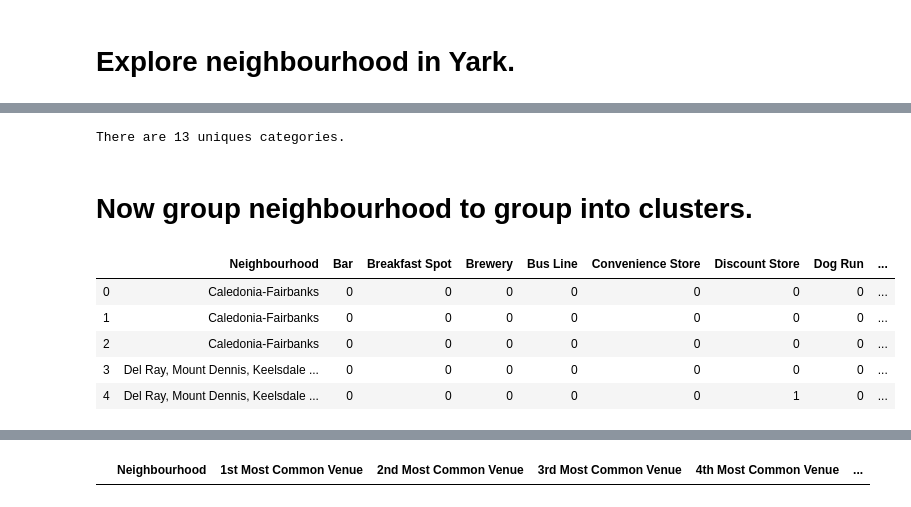
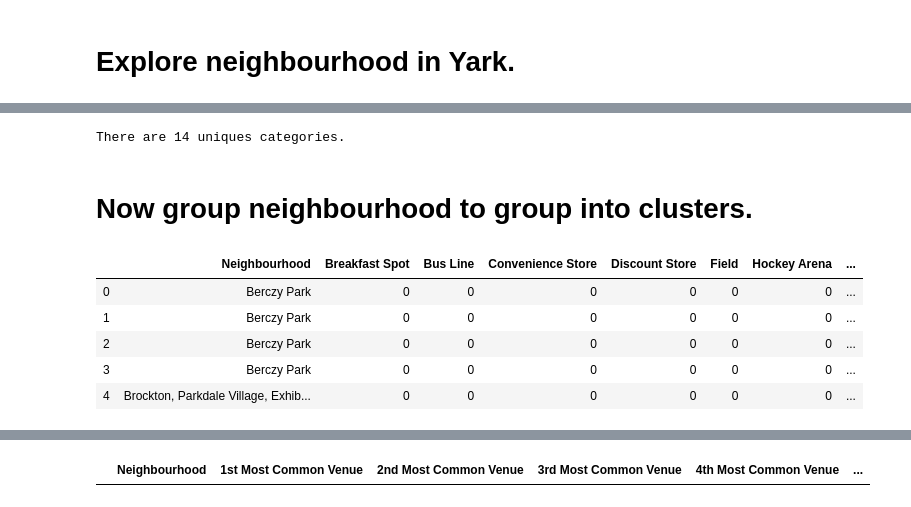
Before and after one commit to dilipksah/Coursera_Capstone, a Jupyter notebook: Neighbourhood in Toronto.ipynb, the cells around one changed output, grey strips where cells are left out. Cells and saved outputs as stored; diff of their text form; code cells hidden in the pictures.

```diff
--- a/Neighbourhood in Toronto.ipynb
+++ b/Neighbourhood in Toronto.ipynb
@@ -418,6 +444,6 @@ The geograpical coordinates of York, Toronto are 43.67910515, -79.49118414007154
 # %% [markdown]
 # We are doing this for York, Toronto only.
 # %%
-york_data = sorted_dataframe[sorted_dataframe['Borough'] == 'York'].reset_index(drop=True)
-york_data
+toronto_data = sorted_dataframe[sorted_dataframe['Borough'].str.contains('Toronto')].reset_index(drop=True)
+toronto_data.shape
 # %% [output]
@@ -430,9 +451,9 @@ york_data
 # %%
 # create map of Manhattan using latitude and longitude values
-map_york_toronto = folium.Map(location=[latitude, longitude], zoom_start=11)
+map_toronto = folium.Map(location=[latitude, longitude], zoom_start=11)
 
 # add markers to map
-for lat, lng, label in zip(york_data['Latitude'], york_data['Longitude'], york_data['Neighbourhood']):
+for lat, lng, label in zip(toronto_data['Latitude'], toronto_data['Longitude'], toronto_data['Neighbourhood']):
     label = folium.Popup(label, parse_html=True)
     folium.CircleMarker(
         [lat, lng],
@@ -444,17 +465,17 @@ for lat, lng, label in zip(york_data['Latitude'], york_data['Longitude'], york_d
         fill_opacity=0.7,
         parse_html=False).add_to(map_york_toronto)
 
-map_york_toronto
+map_toronto
 
-map_york_toronto.save("map_york_toronto.html")
+map_toronto.save("map_toronto.html")
 
 #open map_york_toronto.html in browser
 #if you cannot generate the maps open PGA_map_*.html from the zip file
 # %%
-neighbourhood_latitude = york_data.loc[0, 'Latitude'] # neighborhood latitude value
-neighbourhood_longitude = york_data.loc[0, 'Longitude'] # neighborhood longitude value
+neighbourhood_latitude = toronto_data.loc[0, 'Latitude'] # neighborhood latitude value
+neighbourhood_longitude = toronto_data.loc[0, 'Longitude'] # neighborhood longitude value
 
-neighbourhood_name = york_data.loc[0, 'Neighbourhood'] # neighborhood name
+neighbourhood_name = toronto_data.loc[0, 'Neighbourhood'] # neighborhood name
 
 print('Latitude and longitude values of {} are {}, {}.'.format(neighbourhood_name,
                                                                neighbourhood_latitude,
@@ -586,7 +606,7 @@ def getNearbyVenues(names, latitudes, longitudes, radius=500):
 
     return(nearby_venues)
 # %%
-york_venues = getNearbyVenues(names=york_data['Neighbourhood'],
+toronto_venues = getNearbyVenues(names=toronto_data['Neighbourhood'],
                                    latitudes=york_data['Latitude'],
                                    longitudes=york_data['Longitude']
                                   )
@@ -617,26 +633,26 @@ york_venues.groupby('Neighbourhood').count()
 # %%
-print('There are {} uniques categories.'.format(len(york_venues['Venue Category'].unique())))
+print('There are {} uniques categories.'.format(len(toronto_venues['Venue Category'].unique())))
 # %% [output]
-There are 13 uniques categories.
+There are 14 uniques categories.
 # %% [markdown]
 # Now group neighbourhood to group into clusters.
 # %%
 # one hot encoding
-york_onehot = pd.get_dummies(york_venues[['Venue Category']], prefix="", prefix_sep="")
+toronto_onehot = pd.get_dummies(toronto_venues[['Venue Category']], prefix="", prefix_sep="")
 
 # add neighborhood column back to dataframe
-york_onehot['Neighbourhood'] = york_venues['Neighbourhood']
+toronto_onehot['Neighbourhood'] = toronto_venues['Neighbourhood']
 
 # move neighborhood column to the first column
-york_fixed_columns = [york_onehot.columns[-1]] + list(york_onehot.columns[:-1])
-york_onehot = york_onehot[york_fixed_columns]
+toronto_fixed_columns = [toronto_onehot.columns[-1]] + list(toronto_onehot.columns[:-1])
+toronto_onehot = toronto_onehot[toronto_fixed_columns]
 
-york_onehot.head()
+toronto_onehot.head()
 # %% [output]
-|  | Neighbourhood | Bar | Breakfast Spot | Brewery | Bus Line | Convenience Store | Discount Store | Dog Run | ... |
-| 0 | Caledonia-Fairbanks | 0 | 0 | 0 | 0 | 0 | 0 | 0 | ... |
-| 1 | Caledonia-Fairbanks | 0 | 0 | 0 | 0 | 0 | 0 | 0 | ... |
-| 2 | Caledonia-Fairbanks | 0 | 0 | 0 | 0 | 0 | 0 | 0 | ... |
-| 3 | Del Ray, Mount Dennis, Keelsdale ... | 0 | 0 | 0 | 0 | 0 | 0 | 0 | ... |
-| 4 | Del Ray, Mount Dennis, Keelsdale ... | 0 | 0 | 0 | 0 | 0 | 1 | 0 | ... |
+|  | Neighbourhood | Breakfast Spot | Bus Line | Convenience Store | Discount Store | Field | Hockey Arena | ... |
+| 0 | Berczy Park | 0 | 0 | 0 | 0 | 0 | 0 | ... |
+| 1 | Berczy Park | 0 | 0 | 0 | 0 | 0 | 0 | ... |
+| 2 | Berczy Park | 0 | 0 | 0 | 0 | 0 | 0 | ... |
+| 3 | Berczy Park | 0 | 0 | 0 | 0 | 0 | 0 | ... |
+| 4 | Brockton, Parkdale Village, Exhib... | 0 | 0 | 0 | 0 | 0 | 0 | ... |
 # %%
```
Also changed, not shown: parts of 28 cells of this notebook, 12 other files.
